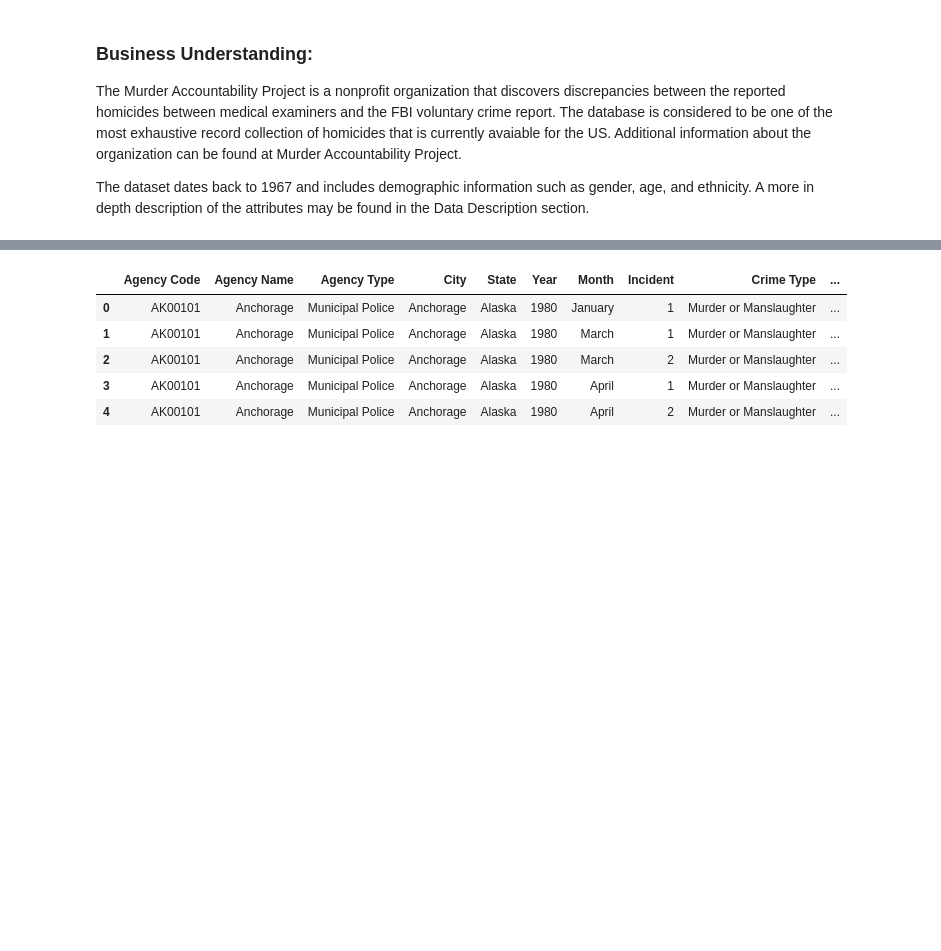
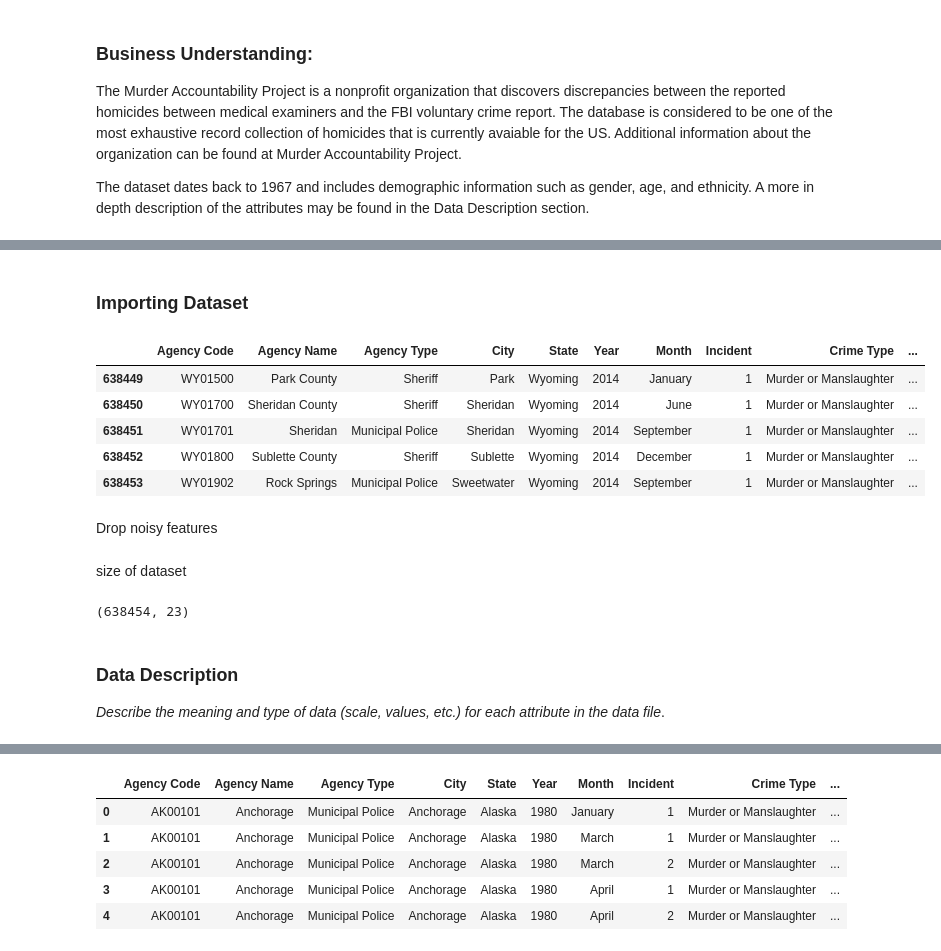
Before and after one commit to pretttyvo/ML1-Visualization-and-Data-Preprocessing, a Jupyter notebook: Lab 1/Kris_ML_lab1.ipynb, the cells around one changed output, grey strips where cells are left out. Saved outputs shown, nothing was run; the diff lists cells and outputs as text; code cells hidden in the pictures; blank space fills up the shorter version.

```diff
--- a/Lab 1/Kris_ML_lab1.ipynb
+++ b/Lab 1/Kris_ML_lab1.ipynb
@@ -37,4 +36,18 @@ prj_data =
+# %% [markdown]
+
+### <font color='#3498DB '>Importing Dataset</font>
 # %%
 df=pd.read_csv('/Users/ghimirek/Desktop/database.csv')
 # %%
-pd.set_option('display.max_columns', 100) # displays all columns
+pd.set_option('display.max_columns', 28) # displays all columns
+# %%
+df.tail()
+# %% [output]
+|  | Agency Code | Agency Name | Agency Type | City | State | Year | Month | Incident | Crime Type | ... |
+| 638449 | WY01500 | Park County | Sheriff | Park | Wyoming | 2014 | January | 1 | Murder or Manslaughter | ... |
+| 638450 | WY01700 | Sheridan County | Sheriff | Sheridan | Wyoming | 2014 | June | 1 | Murder or Manslaughter | ... |
+| 638451 | WY01701 | Sheridan | Municipal Police | Sheridan | Wyoming | 2014 | September | 1 | Murder or Manslaughter | ... |
+| 638452 | WY01800 | Sublette County | Sheriff | Sublette | Wyoming | 2014 | December | 1 | Murder or Manslaughter | ... |
+| 638453 | WY01902 | Rock Springs | Municipal Police | Sweetwater | Wyoming | 2014 | September | 1 | Murder or Manslaughter | ... |
+# %% [markdown]
+Drop noisy features
@@ -40,0 +57,9 @@ pd.set_option('display.max_columns', 100) # displays all columns
+# %% [markdown]
+size of dataset
+# %%
+df.shape
+# %% [output]
+(638454, 23)
+# %% [markdown]
+### Data Description
+_Describe the meaning and type of data (scale, values, etc.) for each attribute in the data file_.
```
Also changed, not shown: parts of 73 cells of this notebook.
